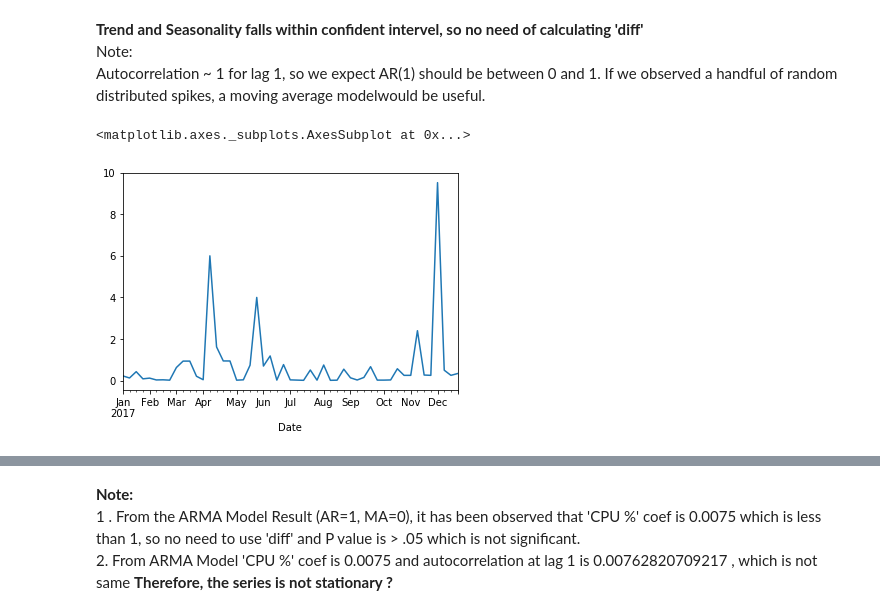
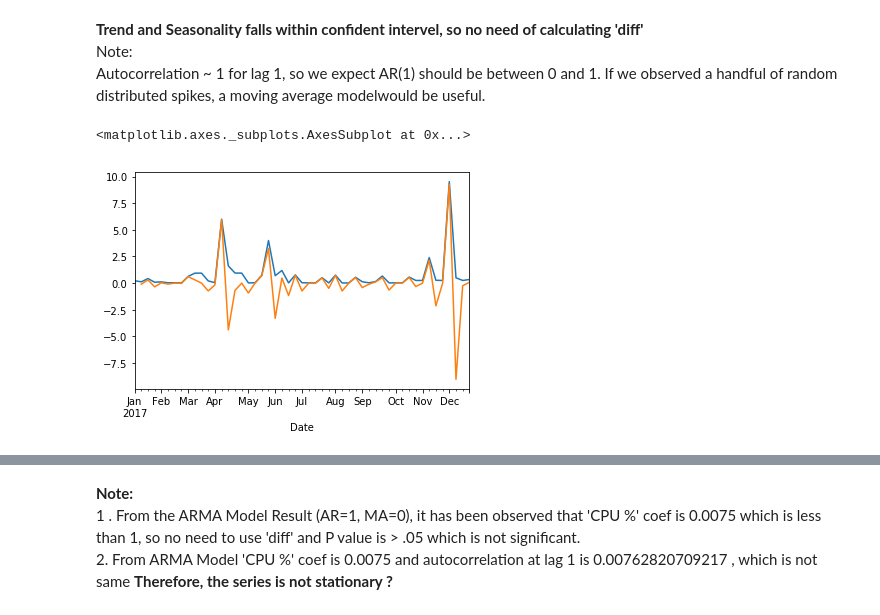
Before and after one commit to datatcy/Frank, a Jupyter notebook: projects/final-project/03-exploratory-analysis/DSPMd01CPU.ipynb, the cells around one changed output, grey strips where cells are left out. Cells and saved outputs as stored; diff of their text form; code cells hidden in the pictures.

```diff
--- a/projects/final-project/03-exploratory-analysis/DSPMd01CPU.ipynb
+++ b/projects/final-project/03-exploratory-analysis/DSPMd01CPU.ipynb
@@ -145,10 +145,10 @@ plot_acf(mdl01['CPU %'].dropna(),lags=24) #lag=70 for seasanlity, lags =25
 <br>Autocorrelation ~ 1 for lag 1, so we expect AR(1) should be between 0 and 1. If we observed a handful of random distributed spikes, a moving average modelwould be useful. </br>
 # %%
 mdl01['CPU %'].dropna().plot()
-#mdl01['CPU %'].dropna().diff(1).plot()
+mdl01['CPU %'].dropna().diff(1).plot()
 # %% [output]
 <matplotlib.axes._subplots.AxesSubplot at 0x...>
-[figure, old version]
+[figure, new version]
 # %%
 from statsmodels.tsa.arima_model import ARMA
 
```
Also changed, not shown: parts of 1 cell of this notebook, 14 other files.
